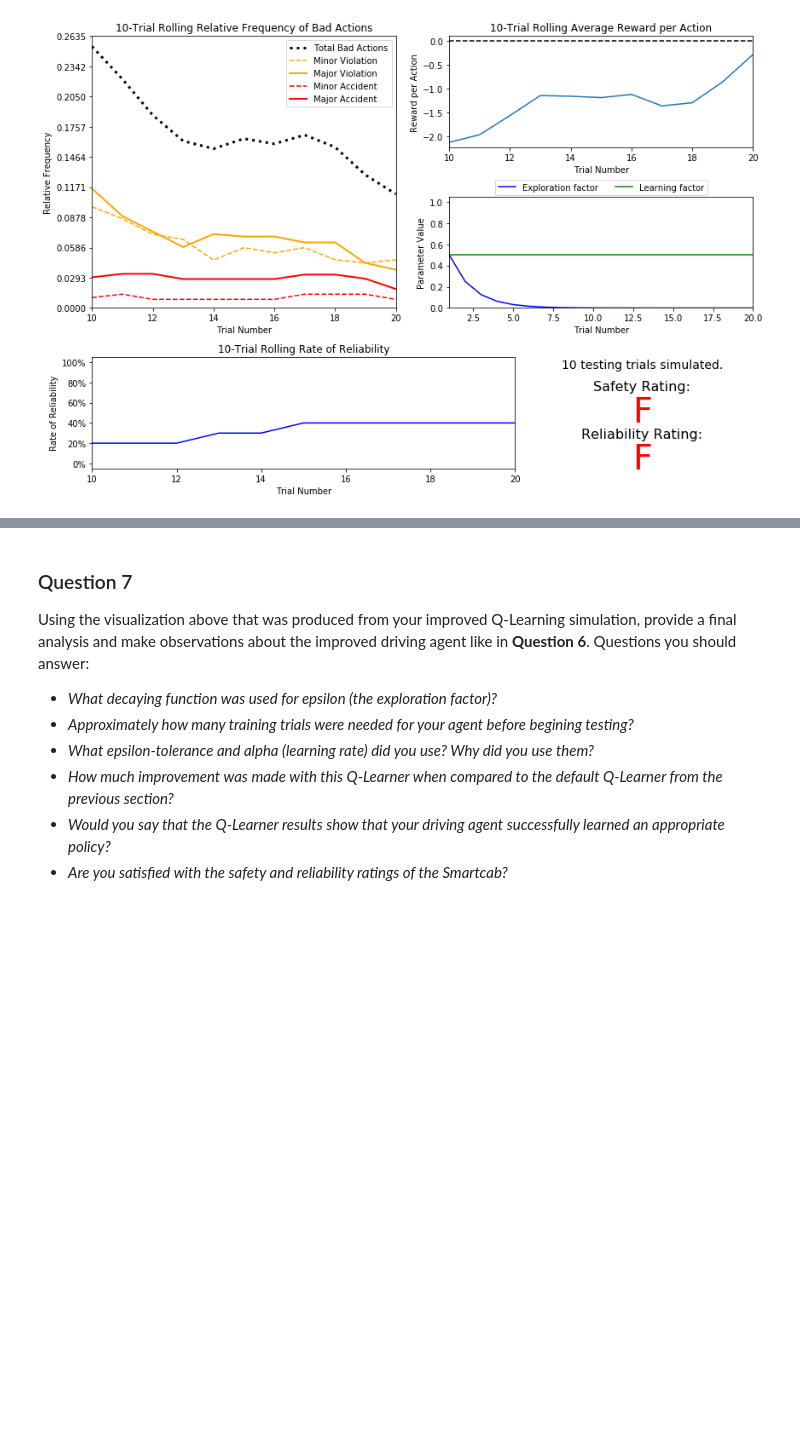
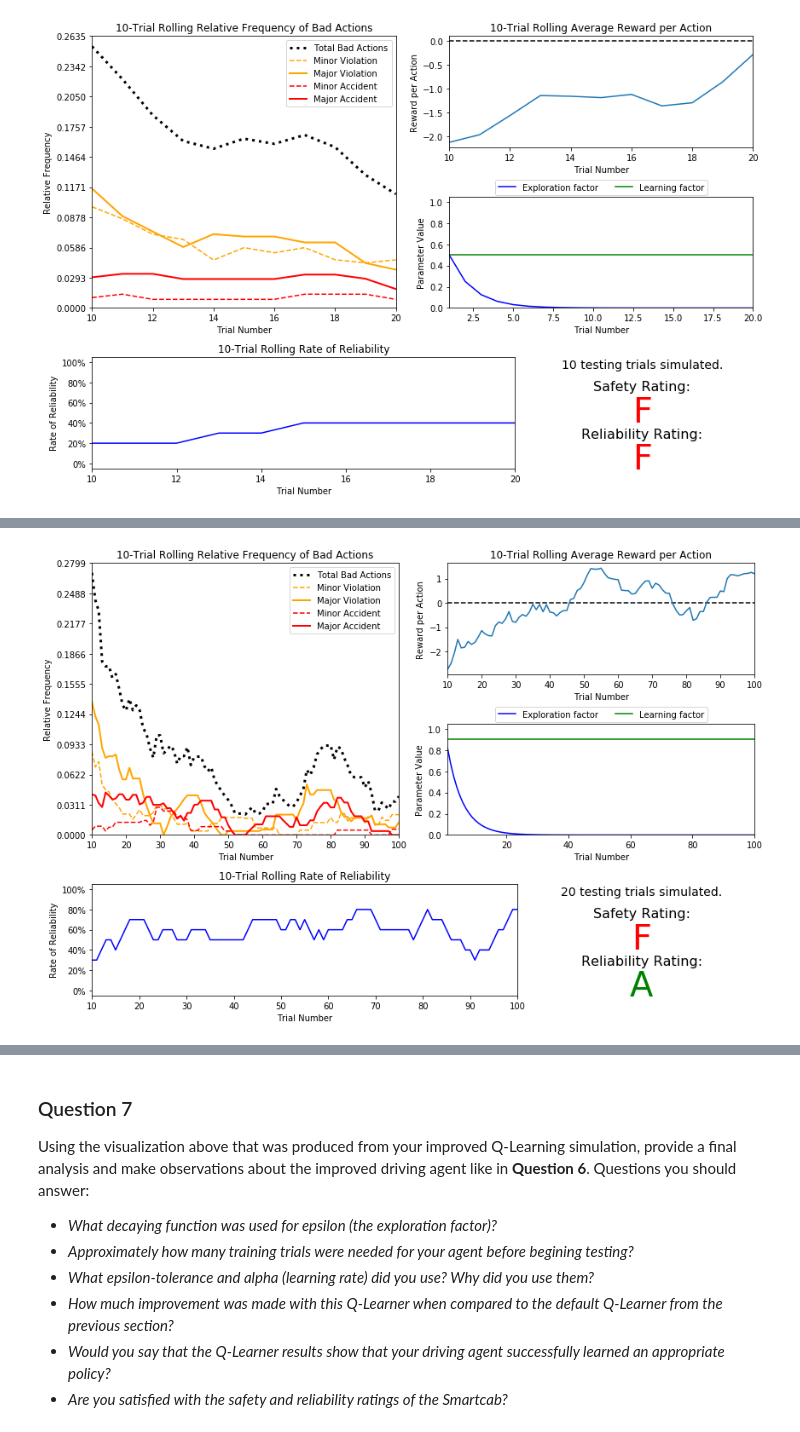
Before and after one commit to MelissaBai/Udacity, a Jupyter notebook: Machine Learning Nanodegree/projects/smartcab/smartcab.ipynb, the cells around one changed output, grey strips where cells are left out. Saved outputs shown, nothing was run; the diff lists cells and outputs as text; code cells hidden in the pictures; blank space fills up the shorter version.

```diff
--- a/Machine Learning Nanodegree/projects/smartcab/smartcab.ipynb
+++ b/Machine Learning Nanodegree/projects/smartcab/smartcab.ipynb
@@ -278,0 +285,6 @@ vs.plot_trials('sim_improved-learning.csv')
+# %%
+vs.plot_trials('sim_improved-learning.csv')
+
+# self.epsilon = np.exp(-0.2*self.t)  alpha = 0.9, epsilon = 1, trials = 100, test = 20
+# %% [output]
+[figure, added]
```
Also changed, not shown: parts of 13 cells of this notebook, 4 other files.
